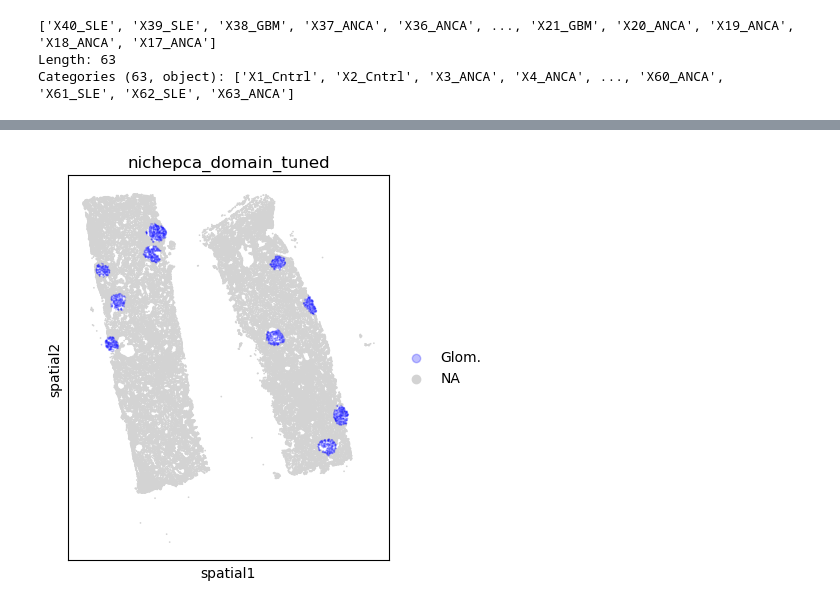
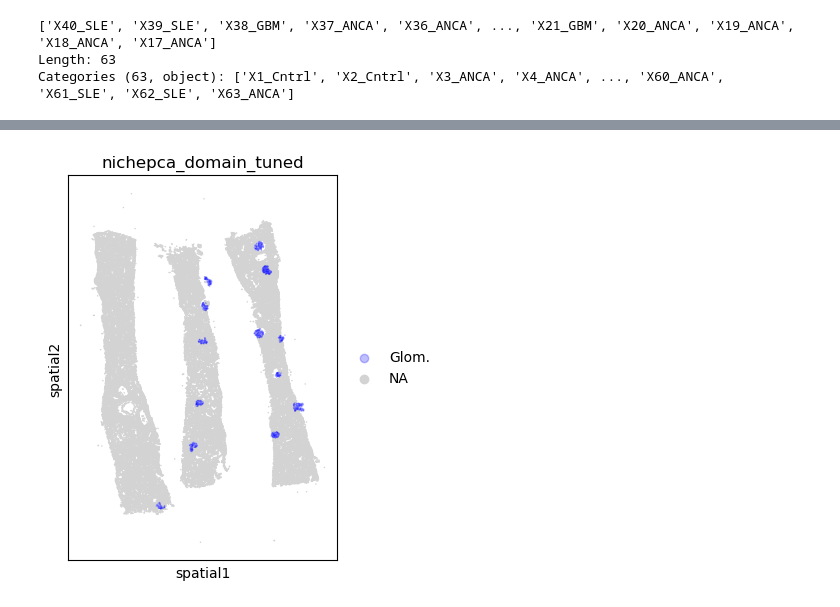
Before and after one commit to imsb-uke/xenium-cgn, a Jupyter notebook: notebooks/06_domain_identification/04_clean&number_gloms.ipynb, the cells around one changed output, grey strips where cells are left out. Drawn from its saved outputs; the diff is of its cells as text; code cells hidden in the pictures.

```diff
--- a/notebooks/06_domain_identification/04_clean&number_gloms.ipynb
+++ b/notebooks/06_domain_identification/04_clean&number_gloms.ipynb
@@ -88,7 +86,7 @@ sample_set = adata.obs['sample'].unique()
 ## Get glom locations
 # i = 0
 # sample = sample_set[i]
-sample = 'X63'
+sample = 'X1'
 
 adata_i = adata[adata.obs['sample'] == sample]
 df_glom_i = adata_i.obs.loc[adata_i.obs['domains'] == 'Glom.', ['x', 'y']]
@@ -106,7 +104,7 @@ df_glom_i.head()
 ## Make a distnace matrix via KDTree
 coords = np.array(df_glom_i)
 kdtree = KDTree(coords)
-dist_mat = kdtree.sparse_distance_matrix(kdtree, max_distance=20)
+dist_mat = kdtree.sparse_distance_matrix(kdtree, max_distance=50)
 
 ## Convert into a "networkx" object
 edge_index = np.array(dist_mat.nonzero())
@@ -134,7 +132,7 @@ Text(0.5, 1.0, 'Isolated samples')
 # %%
 # Set threshold
-threshold = [50, 8000]
-remove_no = [0,30,5,6,8,10,13,16,25,22,48,43,59,9,7,35]
+threshold = [50, 800]
+remove_no = []
 
 # threshold = [0, 8000]
 # remove_no = []
@@ -286,7 +284,7 @@ plt.close(fig)
 ## All in a loop
 # %%
 # Read data: registered with harmony embedding
-adata = sc.read_h5ad("data/adata_nichepca_per_sample_with_domain_1.h5ad")
+adata = sc.read_h5ad("data/adata_nichepca_per_sample_with_domain_2.h5ad")
 adata = ad.AnnData(
     X=adata.X,
     obs=adata.obs,
@@ -466,29 +463,29 @@ pass
 # %%
 # # Final check plot
 plot_HE = False
 
-sample = 30
+sample = 26
 adata_i = adata[adata.obs['sample'] == f'X{sample}'].copy()
 slide = adata_i.obs['Slide_ID'][0]
 
 
 ## add color
 colormap = {'Glom.': '#0000FF40'}#, 'Other': '#1100040'}
 adata_i.obs['nichepca_domain_tuned'] = pd.Categorical(adata_i.obs['nichepca_domain_tuned'],
                                        categories=list(colormap.keys()),
                                        ordered=True)
 adata_i.uns['nichepca_domain_tuned_colors'] = list(colormap.values())
 
 fig, ax = plt.subplots(figsize=(5, 5))
 sc.pl.spatial(adata_i,
               library_id=slide,
               img_key='he_downscaled_aligned' if plot_HE else None,
               color='nichepca_domain_tuned',
               size=0.5,
               ax=ax)
 plt.show()
 # %% [output]
-[figure, old version]
+[figure, new version]
 # %%
 # adata.write("adata/adata_nichepca_all_with_domain_tuned_v0.h5ad")
 # %%
```
Also changed, not shown: parts of 15 cells of this notebook, 3 other files.
